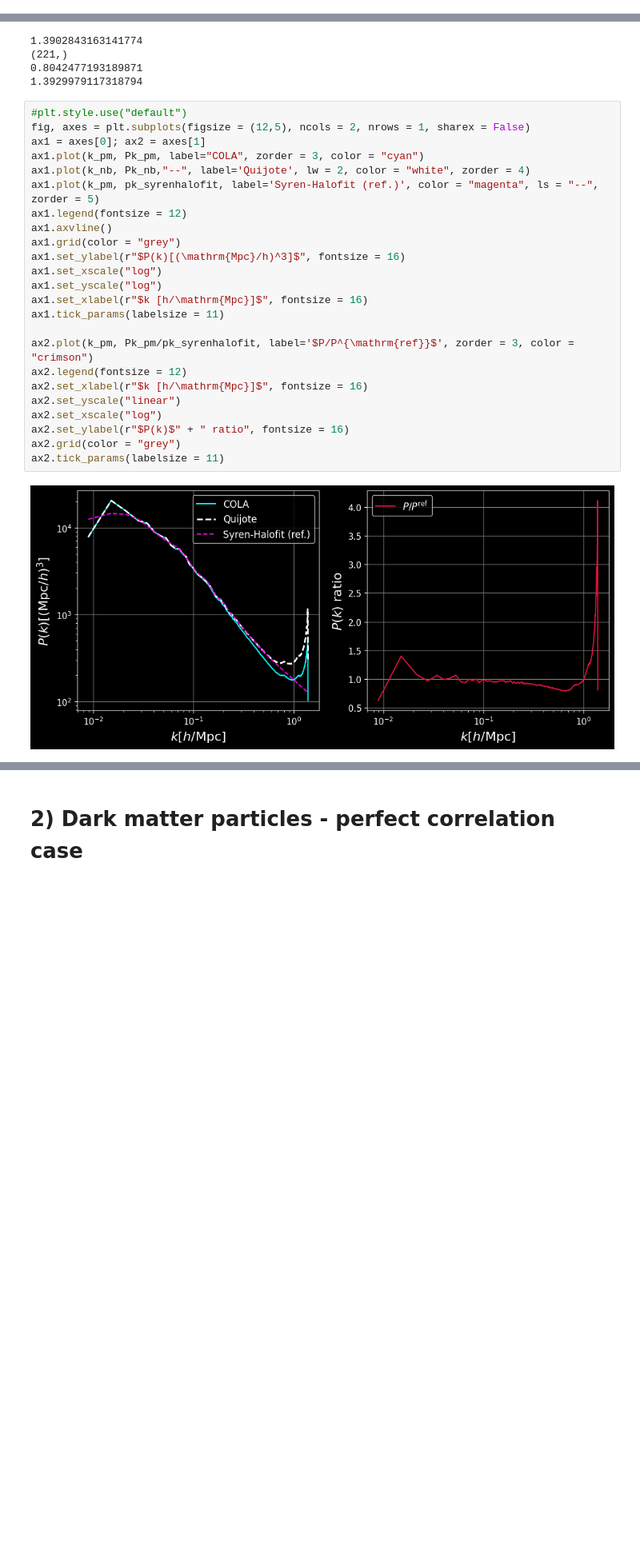
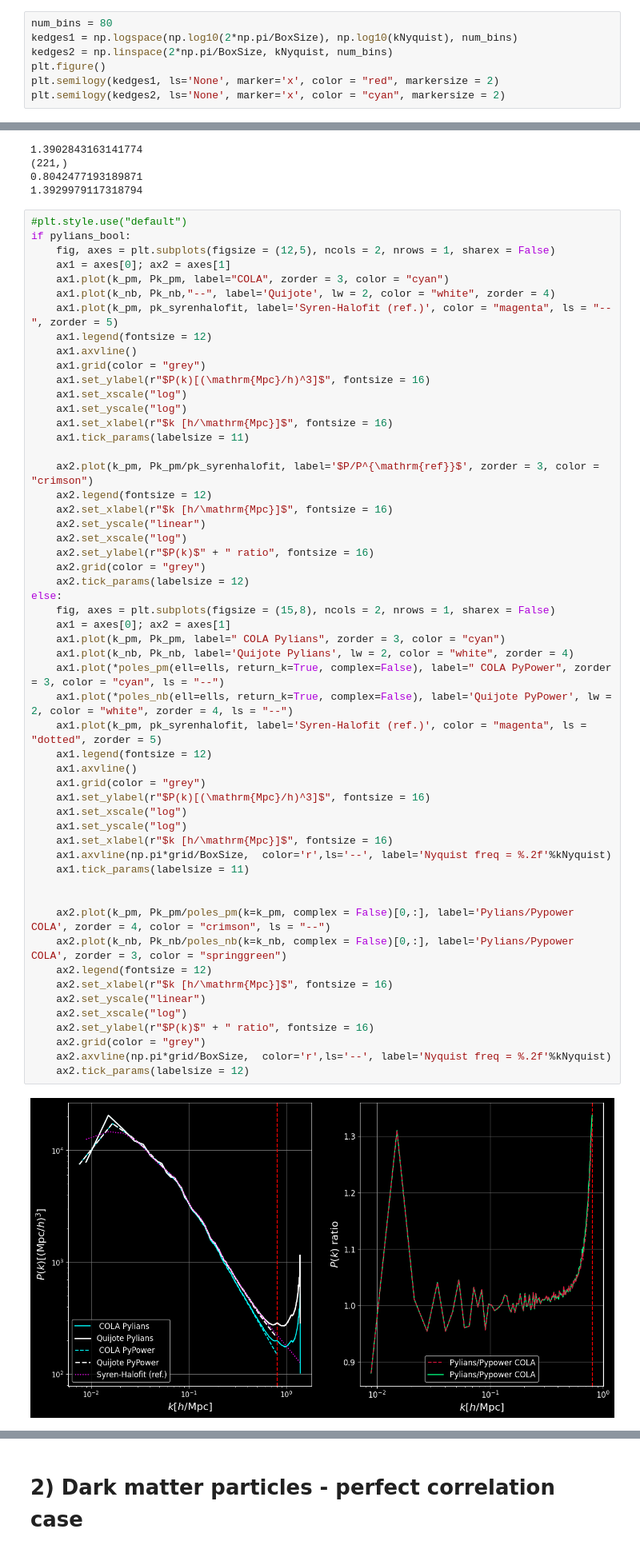
Before and after one commit to anirbanbairagi/Power-Spectrum-Change-Under-Gradient-Perturbation, a Jupyter notebook: DM_benchmark_nico.ipynb, the cells around one changed output, grey strips where cells are left out. Shown at 80% size. Cells and saved outputs as stored; diff of their text form; blank space fills up the shorter version.

Commit message:
benchmark changedd to pypower, significant improvements in the correlated case

```diff
--- a/DM_benchmark_nico.ipynb
+++ b/DM_benchmark_nico.ipynb
@@ -448,0 +484,7 @@ Compute overdensity fields and Power spectra from snapshots
+# %%
+num_bins = 80
+kedges1 = np.logspace(np.log10(2*np.pi/BoxSize), np.log10(kNyquist), num_bins)
+kedges2 = np.linspace(2*np.pi/BoxSize, kNyquist, num_bins)
+plt.figure()
+plt.semilogy(kedges1, ls='None', marker='x', color = "red", markersize = 2)
+plt.semilogy(kedges2, ls='None', marker='x', color = "cyan", markersize = 2)
@@ -600,27 +673,57 @@ print(np.pi *grid/BoxSize * np.sqrt(3))
 1.3929979117318794
 # %%
 #plt.style.use("default")
-fig, axes = plt.subplots(figsize = (12,5), ncols = 2, nrows = 1, sharex = False)
-ax1 = axes[0]; ax2 = axes[1]
-ax1.plot(k_pm, Pk_pm, label="COLA", zorder = 3, color = "cyan")
-ax1.plot(k_nb, Pk_nb,"--", label='Quijote', lw = 2, color = "white", zorder = 4)
-ax1.plot(k_pm, pk_syrenhalofit, label='Syren-Halofit (ref.)', color = "magenta", ls = "--", zorder = 5)
-ax1.legend(fontsize = 12)
-ax1.axvline()
-ax1.grid(color = "grey")
-ax1.set_ylabel(r"$P(k)[(\mathrm{Mpc}/h)^3]$", fontsize = 16)
-ax1.set_xscale("log")
-ax1.set_yscale("log")
-ax1.set_xlabel(r"$k [h/\mathrm{Mpc}]$", fontsize = 16)
-ax1.tick_params(labelsize = 11)
+if pylians_bool:
+    fig, axes = plt.subplots(figsize = (12,5), ncols = 2, nrows = 1, sharex = False)
+    ax1 = axes[0]; ax2 = axes[1]
+    ax1.plot(k_pm, Pk_pm, label="COLA", zorder = 3, color = "cyan")
+    ax1.plot(k_nb, Pk_nb,"--", label='Quijote', lw = 2, color = "white", zorder = 4)
+    ax1.plot(k_pm, pk_syrenhalofit, label='Syren-Halofit (ref.)', color = "magenta", ls = "--", zorder = 5)
+    ax1.legend(fontsize = 12)
+    ax1.axvline()
+    ax1.grid(color = "grey")
+    ax1.set_ylabel(r"$P(k)[(\mathrm{Mpc}/h)^3]$", fontsize = 16)
+    ax1.set_xscale("log")
+    ax1.set_yscale("log")
+    ax1.set_xlabel(r"$k [h/\mathrm{Mpc}]$", fontsize = 16)
+    ax1.tick_params(labelsize = 11)
 
-ax2.plot(k_pm, Pk_pm/pk_syrenhalofit, label='$P/P^{\mathrm{ref}}$', zorder = 3, color = "crimson")
-ax2.legend(fontsize = 12)
-ax2.set_xlabel(r"$k [h/\mathrm{Mpc}]$", fontsize = 16)
-ax2.set_yscale("linear")
-ax2.set_xscale("log")
-ax2.set_ylabel(r"$P(k)$" + " ratio", fontsize = 16)
-ax2.grid(color = "grey")
-ax2.tick_params(labelsize = 11)
+    ax2.plot(k_pm, Pk_pm/pk_syrenhalofit, label='$P/P^{\mathrm{ref}}$', zorder = 3, color = "crimson")
+    ax2.legend(fontsize = 12)
+    ax2.set_xlabel(r"$k [h/\mathrm{Mpc}]$", fontsize = 16)
+    ax2.set_yscale("linear")
+    ax2.set_xscale("log")
+    ax2.set_ylabel(r"$P(k)$" + " ratio", fontsize = 16)
+    ax2.grid(color = "grey")
+    ax2.tick_params(labelsize = 12)
+else:
+    fig, axes = plt.subplots(figsize = (15,8), ncols = 2, nrows = 1, sharex = False)
+    ax1 = axes[0]; ax2 = axes[1]
+    ax1.plot(k_pm, Pk_pm, label=" COLA Pylians", zorder = 3, color = "cyan")
+    ax1.plot(k_nb, Pk_nb, label='Quijote Pylians', lw = 2, color = "white", zorder = 4)
+    ax1.plot(*poles_pm(ell=ells, return_k=True, complex=False), label=" COLA PyPower", zorder = 3, color = "cyan", ls = "--")
+    ax1.plot(*poles_nb(ell=ells, return_k=True, complex=False), label='Quijote PyPower', lw = 2, color = "white", zorder = 4, ls = "--")
+    ax1.plot(k_pm, pk_syrenhalofit, label='Syren-Halofit (ref.)', color = "magenta", ls = "dotted", zorder = 5)
+    ax1.legend(fontsize = 12)
+    ax1.axvline()
+    ax1.grid(color = "grey")
+    ax1.set_ylabel(r"$P(k)[(\mathrm{Mpc}/h)^3]$", fontsize = 16)
+    ax1.set_xscale("log")
+    ax1.set_yscale("log")
+    ax1.set_xlabel(r"$k [h/\mathrm{Mpc}]$", fontsize = 16)
+    ax1.axvline(np.pi*grid/BoxSize,  color='r',ls='--', label='Nyquist freq = %.2f'%kNyquist)
+    ax1.tick_params(labelsize = 11)
+
+
+    ax2.plot(k_pm, Pk_pm/poles_pm(k=k_pm, complex = False)[0,:], label='Pylians/Pypower COLA', zorder = 4, color = "crimson", ls = "--")
+    ax2.plot(k_nb, Pk_nb/poles_nb(k=k_nb, complex = False)[0,:], label='Pylians/Pypower COLA', zorder = 3, color = "springgreen")
+    ax2.legend(fontsize = 12)
+    ax2.set_xlabel(r"$k [h/\mathrm{Mpc}]$", fontsize = 16)
+    ax2.set_yscale("linear")
+    ax2.set_xscale("log")
+    ax2.set_ylabel(r"$P(k)$" + " ratio", fontsize = 16)
+    ax2.grid(color = "grey")
+    ax2.axvline(np.pi*grid/BoxSize,  color='r',ls='--', label='Nyquist freq = %.2f'%kNyquist)
+    ax2.tick_params(labelsize = 12)
 # %% [output]
-[figure, old version]
+[figure, new version]
```
Also changed, not shown: parts of 23 cells of this notebook, 1 other file.
